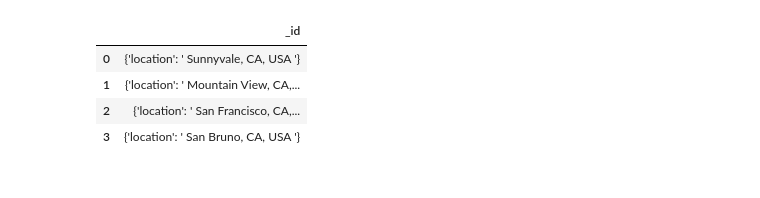
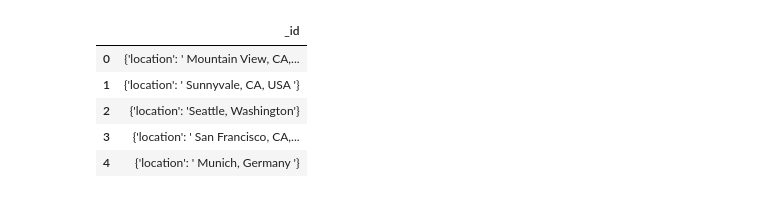
Before and after one commit to guidotripodi/metodosNumericosMNV, a Jupyter notebook: tp1/src/testgetdataand complete.ipynb, the cells around one changed output. Cells and saved outputs as stored; diff of their text form; code cells hidden in the pictures.

```diff
--- a/tp1/src/testgetdataand complete.ipynb
+++ b/tp1/src/testgetdataand complete.ipynb
@@ -12,7 +138,7 @@ res = mycol.find({'location':{'$exists':False}},{'raw_information.location':True
 # %%
 df = pd.DataFrame(list(
 mycol.aggregate([
-{'$match': {"raw_information.location":{'$exists':True},"location": {"$exists": False}}},
+{'$match': {"location": {"$exists": True}}},
 {'$project':{"raw_information.location":1}},
 {'$unwind':"$raw_information.location"},
 {'$project':{"location":"$raw_information.location","length": { "$strLenCP": "$raw_information.location" } }},
@@ -34,10 +160,11 @@ mycol.aggregate([
     {'$project':{"_id":1}},
 ])))
 # %%
-df.head(4)
+df.head()
 # %% [output]
 |  | _id |
-| 0 | {'location': ' Sunnyvale, CA, USA '} |
-| 1 | {'location': ' Mountain View, CA,... |
-| 2 | {'location': ' San Francisco, CA,... |
-| 3 | {'location': ' San Bruno, CA, USA '} |
+| 0 | {'location': ' Mountain View, CA,... |
+| 1 | {'location': ' Sunnyvale, CA, USA '} |
+| 2 | {'location': 'Seattle, Washington'} |
+| 3 | {'location': ' San Francisco, CA,... |
+| 4 | {'location': ' Munich, Germany '} |
```
Also changed, not shown: parts of 8 cells of this notebook.
